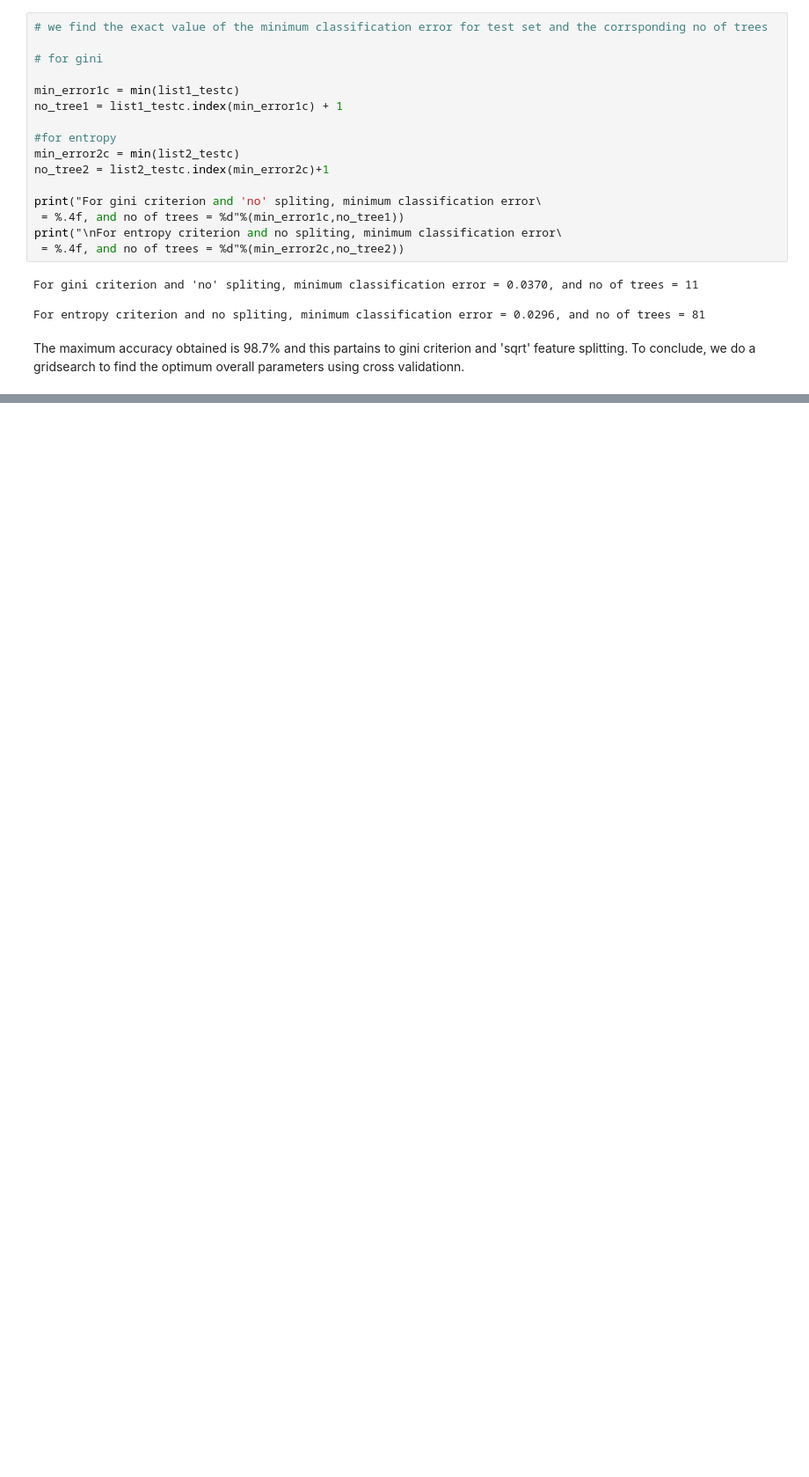
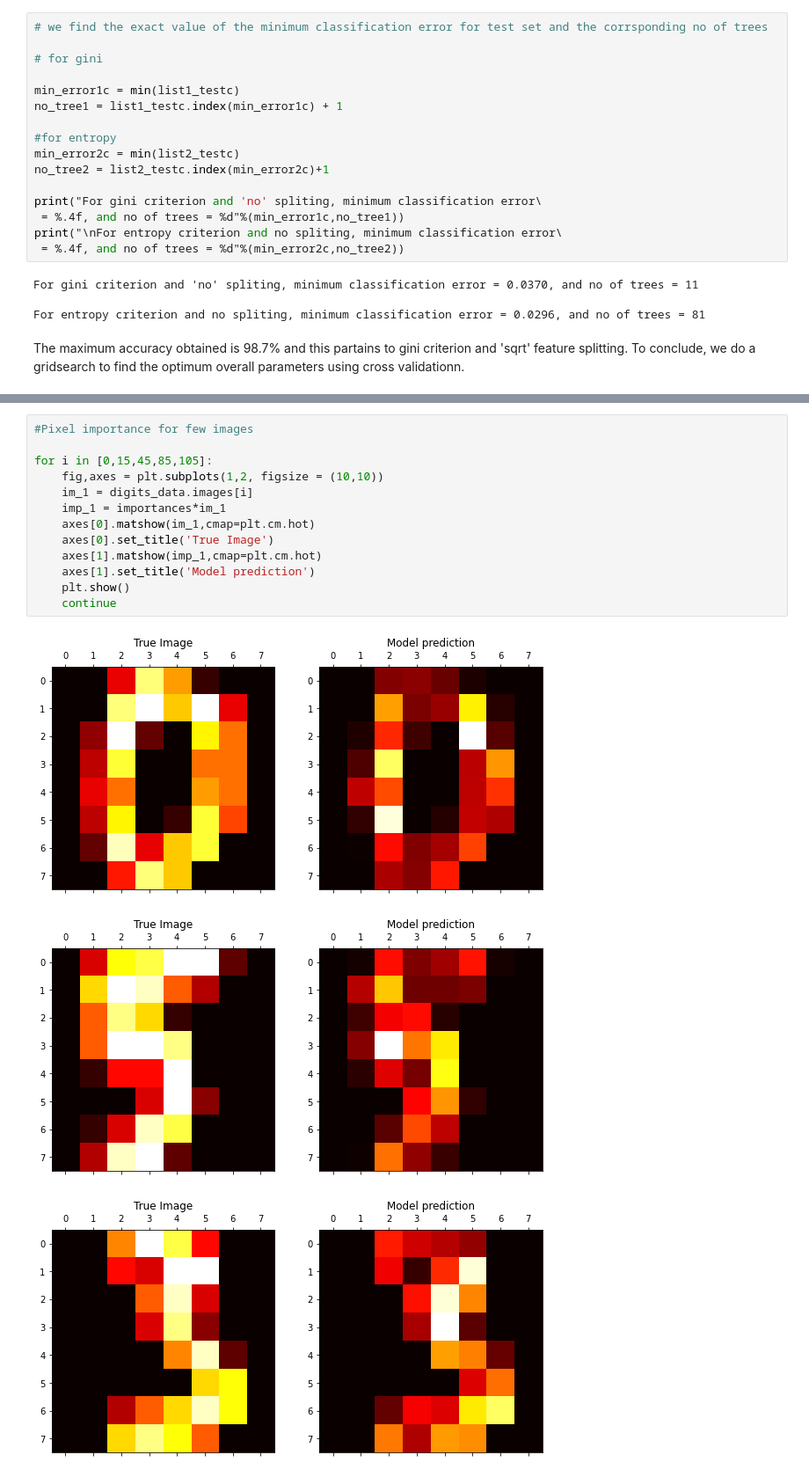
Before and after one commit to Okezzi/SVM-and-RF-on-MNIST-Dataset, a Jupyter notebook: SVM_RF_MNIST_digit.ipynb, the cells around one changed output, grey strips where cells are left out. Shown at 88% size. Drawn from its saved outputs; the diff is of its cells as text; blank space fills up the shorter version.

```diff
--- a/SVM_RF_MNIST_digit.ipynb
+++ b/SVM_RF_MNIST_digit.ipynb
@@ -750,0 +768,17 @@ Both Random Forest and Support Vector classified our data with 100% accuracy.
+# %%
+#Pixel importance for few images
+
+for i in [0,15,45,85,105]:
+    fig,axes = plt.subplots(1,2, figsize = (10,10))
+    im_1 = digits_data.images[i]
+    imp_1 = importances*im_1
+    axes[0].matshow(im_1,cmap=plt.cm.hot)
+    axes[0].set_title('True Image')
+    axes[1].matshow(imp_1,cmap=plt.cm.hot)
+    axes[1].set_title('Model prediction')
+    plt.show()
+    continue
+# %% [output]
+[figure, added]
+[figure, added]
+[figure, added]
```
Also changed, not shown: parts of 14 cells of this notebook, 1 other file.
